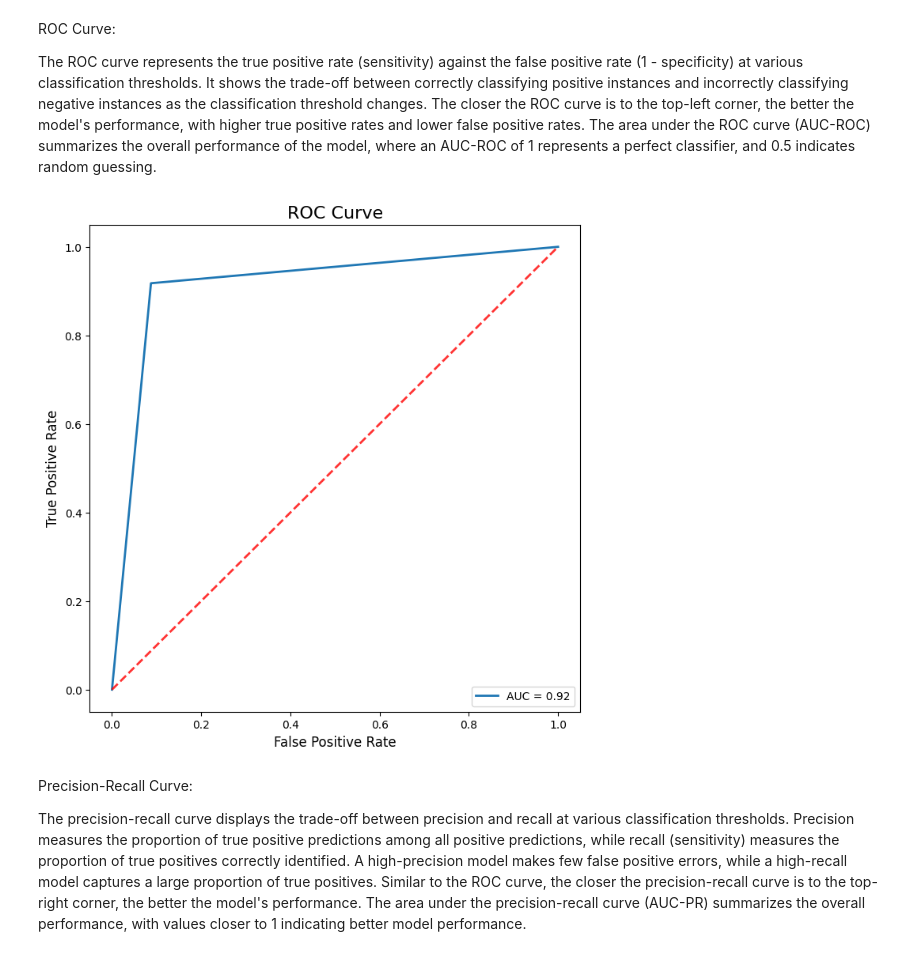
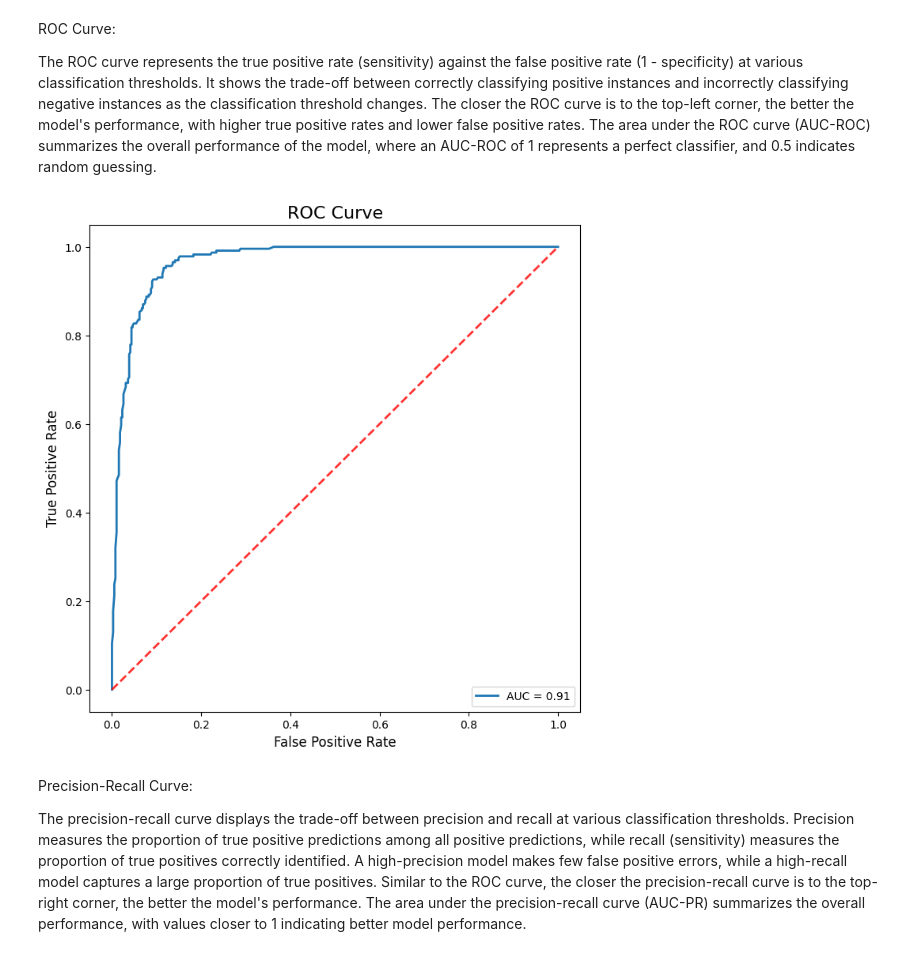
Before and after one commit to MohiRZV/IM, a Jupyter notebook: GWAS.ipynb, the cells around one changed output. Drawn from its saved outputs; the diff is of its cells as text; code cells hidden in the pictures.

```diff
--- a/GWAS.ipynb
+++ b/GWAS.ipynb
@@ -426,24 +471,25 @@ The area under the ROC curve (AUC-ROC) summarizes the overall performance of the
 # %%
 from sklearn.metrics import roc_curve, roc_auc_score
 import matplotlib.pyplot as plt
 
 # Generate ROC curve
-fpr, tpr, thresholds = roc_curve(y_test, y_pred)
+scores = classifier.predict_proba(np.array(X_test))[:, 1]
+fpr, tpr, thresholds = roc_curve(y_test, scores)
 
 # Calculate AUC score
 auc_score = roc_auc_score(y_test, y_pred)
 
 # Plot ROC curve
 fig, ax = plt.subplots(figsize=(8, 8))
 ax.plot(fpr, tpr, lw=2, label='AUC = {:.2f}'.format(auc_score))
 ax.plot([0, 1], [0, 1], linestyle='--', lw=2, color='r', alpha=.8)
 ax.set_xlabel('False Positive Rate', fontsize=12, color='black')
 ax.set_ylabel('True Positive Rate', fontsize=12, color='black')
 ax.set_title('ROC Curve', fontsize=16, color='black')
 ax.legend(loc='lower right')
 plt.show()
 # %% [output]
-[figure, old version]
+[figure, new version]
 # %% [markdown]
 Precision-Recall Curve:
 
```
Also changed, not shown: parts of 12 cells of this notebook.
